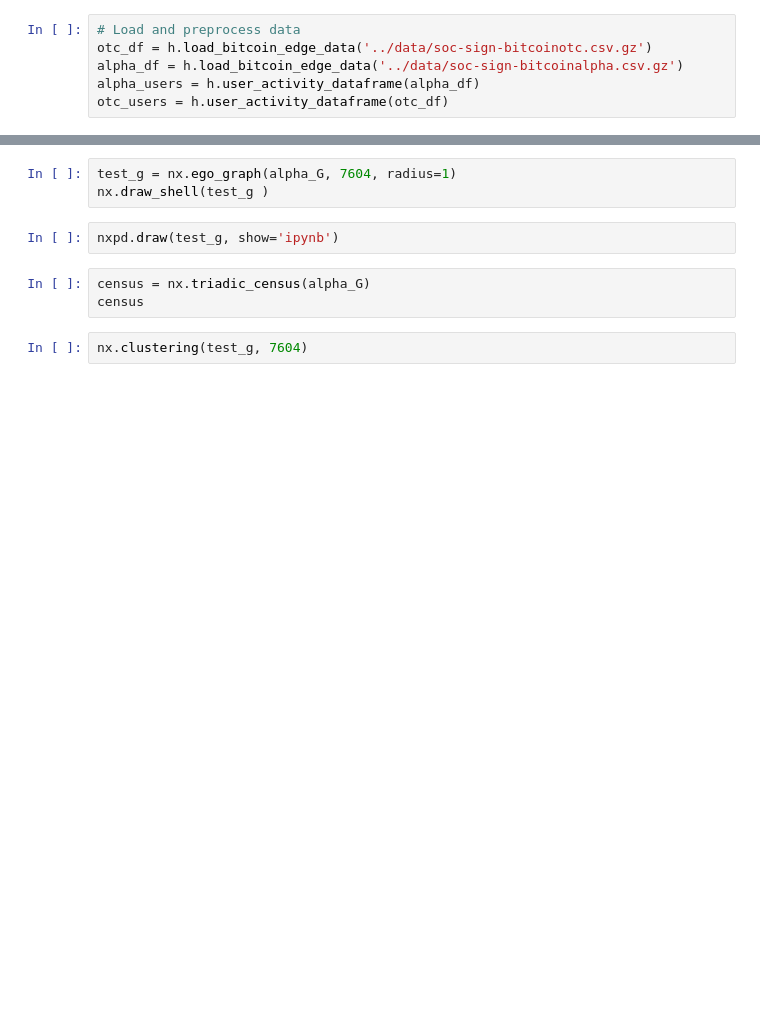
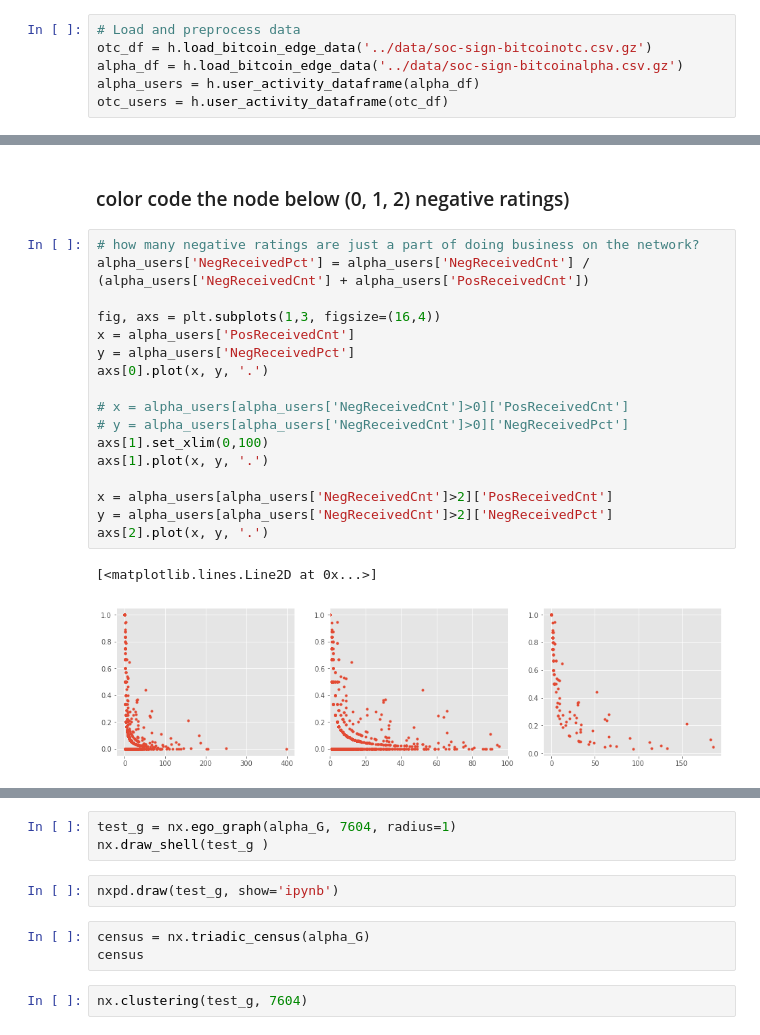
Before and after one commit to allanalberts/Fighting-Fraud-With-Graph-Theory, a Jupyter notebook: notebooks/graph_eda.ipynb, the cells around one changed output, grey strips where cells are left out. Saved outputs shown, nothing was run; the diff lists cells and outputs as text; blank space fills up the shorter version.

```diff
--- a/notebooks/graph_eda.ipynb
+++ b/notebooks/graph_eda.ipynb
@@ -52,0 +92,22 @@ Edge Count: 22650
+# %% [markdown]
+### color code the node below (0, 1, 2) negative ratings)
+# %%
+# how many negative ratings are just a part of doing business on the network?
+alpha_users['NegReceivedPct'] = alpha_users['NegReceivedCnt'] / (alpha_users['NegReceivedCnt'] + alpha_users['PosReceivedCnt'])
+
+fig, axs = plt.subplots(1,3, figsize=(16,4))
+x = alpha_users['PosReceivedCnt']
+y = alpha_users['NegReceivedPct']
+axs[0].plot(x, y, '.')
+
+# x = alpha_users[alpha_users['NegReceivedCnt']>0]['PosReceivedCnt']
+# y = alpha_users[alpha_users['NegReceivedCnt']>0]['NegReceivedPct']
+axs[1].set_xlim(0,100)
+axs[1].plot(x, y, '.')
+
+x = alpha_users[alpha_users['NegReceivedCnt']>2]['PosReceivedCnt']
+y = alpha_users[alpha_users['NegReceivedCnt']>2]['NegReceivedPct']
+axs[2].plot(x, y, '.')
+# %% [output]
+[<matplotlib.lines.Line2D at 0x...>]
+[figure, added]
```
Also changed, not shown: parts of 23 cells of this notebook, 2 other files.
